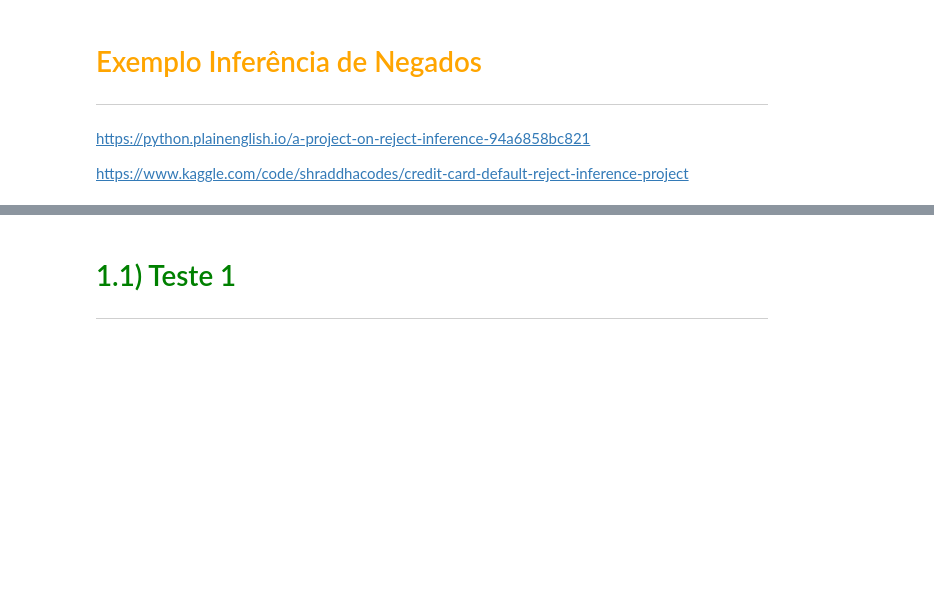
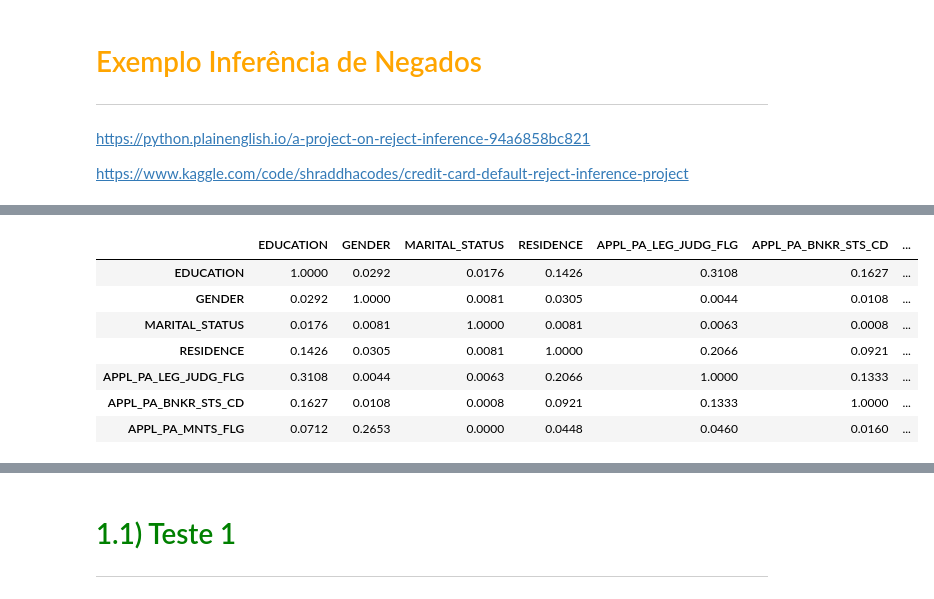
Before and after one commit to leonardovargas10/Pesquisa_Aplicada_Modelagem, a Jupyter notebook: Risco_de_Credito/Modelagem_Credito.ipynb, the cells around one changed output, grey strips where cells are left out. Saved outputs shown, nothing was run; the diff lists cells and outputs as text; code cells hidden in the pictures; blank space fills up the shorter version.

```diff
--- a/Risco_de_Credito/Modelagem_Credito.ipynb
+++ b/Risco_de_Credito/Modelagem_Credito.ipynb
@@ -322,0 +410,56 @@ https://www.kaggle.com/code/shraddhacodes/credit-card-default-reject-inference-p
+# %%
+df_rej = pd.read_excel('./data/appbeh_rej.xlsx')
+df_rej.drop('TGT_VAR', axis = 1, inplace=True)
+
+# Preenchimento de Nulos
+for col in df_rej:
+  if df_rej[col].dtype=='float' or df_rej[col].dtype=='int':
+    df_rej[col].fillna(df_rej[col].mean(), inplace=True)
+
+for col in df_rej:
+  if df_rej[col].dtype=='object':
+    df_rej[col].fillna(df_rej[col].value_counts().index[0], inplace=True)
+
+# Label Encoder
+le=LabelEncoder()
+for col in df_rej:
+  if df_rej[col].dtype=='object':
+    df_rej[col]=le.fit_transform(df_rej[col])
+
+# Drop de Variáveis de Alta Correlação
+numeric_columns = df_rej.select_dtypes(include=['float', 'int'])
+correlation_matrix = numeric_columns.corr()
+correlation_threshold = 0.7
+high_correlation_values = correlation_matrix[abs(correlation_matrix) > correlation_threshold]
+columns_to_drop = ['ACC_AMT', 'AMT', 'EMPLOYMENT_STATUS_CD','APPL_OUTCM_CD']
+df_rej = df_rej.drop(columns_to_drop, axis=1)
+
+# Seleção de variáveis categóricas
+categorical_columns = ['EDUCATION', 'GENDER', 'MARITAL_STATUS','RESIDENCE','APPL_PA_LEG_JUDG_FLG','APPL_PA_BNKR_STS_CD','APPL_PA_MNTS_FLG']
+association_table = pd.DataFrame(index=categorical_columns, columns=categorical_columns)
+
+# Calculate association measures for each pair of categorical variables
+for i in range(len(categorical_columns)):
+    for j in range(len(categorical_columns)):
+        if i == j:
+            association_table.iloc[i, j] = 1.0  # Diagonal elements are always 1
+        else:
+            contingency_table = pd.crosstab(df_rej[categorical_columns[i]], df_rej[categorical_columns[j]]) # Cria uma tabela de contingência entre cada par de variáveis categóricas:
+            chi2, _, _, _ = chi2_contingency(contingency_table) # Aplica o teste do qui-quadrado para medir se existe associação estatística entre as duas variáveis:
+            min_dim = min(contingency_table.shape[0], contingency_table.shape[1]) # Calcula o Cramér's V, que é uma medida de força da associação (varia de 0 a 1):
+            cramers_v = np.sqrt(chi2 / (df_rej.shape[0] * (min_dim - 1))) # Calcula o Cramér's V, que é uma medida de força da associação (varia de 0 a 1):
+            association_table.iloc[i, j] = cramers_v # Preenche a matriz de associação com o valor de Cramér's V para cada par de variáveis.
+
+
+
+# Display the association table
+display(association_table)
+# %% [output]
+|  | EDUCATION | GENDER | MARITAL_STATUS | RESIDENCE | APPL_PA_LEG_JUDG_FLG | APPL_PA_BNKR_STS_CD | ... |
+| EDUCATION | 1.0000 | 0.0292 | 0.0176 | 0.1426 | 0.3108 | 0.1627 | ... |
+| GENDER | 0.0292 | 1.0000 | 0.0081 | 0.0305 | 0.0044 | 0.0108 | ... |
+| MARITAL_STATUS | 0.0176 | 0.0081 | 1.0000 | 0.0081 | 0.0063 | 0.0008 | ... |
+| RESIDENCE | 0.1426 | 0.0305 | 0.0081 | 1.0000 | 0.2066 | 0.0921 | ... |
+| APPL_PA_LEG_JUDG_FLG | 0.3108 | 0.0044 | 0.0063 | 0.2066 | 1.0000 | 0.1333 | ... |
+| APPL_PA_BNKR_STS_CD | 0.1627 | 0.0108 | 0.0008 | 0.0921 | 0.1333 | 1.0000 | ... |
+| APPL_PA_MNTS_FLG | 0.0712 | 0.2653 | 0.0000 | 0.0448 | 0.0460 | 0.0160 | ... |
```
Also changed, not shown: parts of 8 cells of this notebook, 4 other files.
